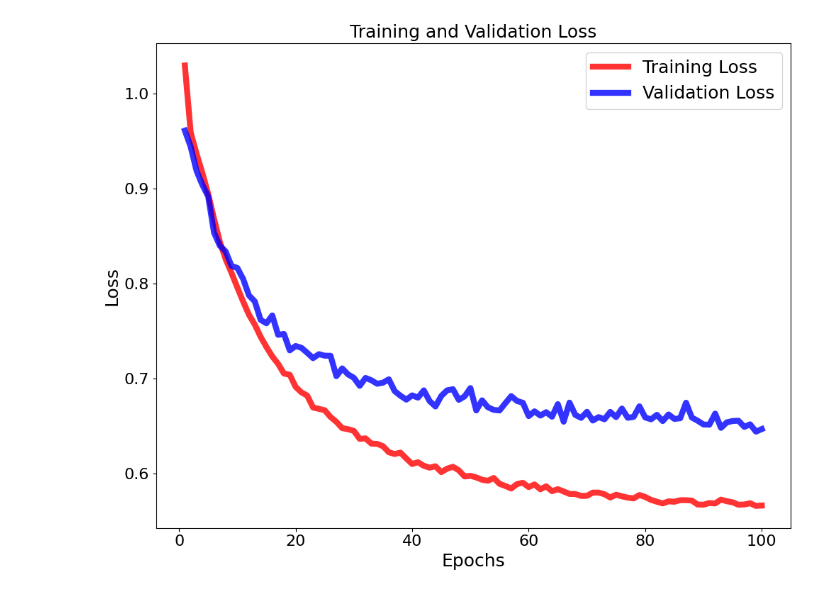
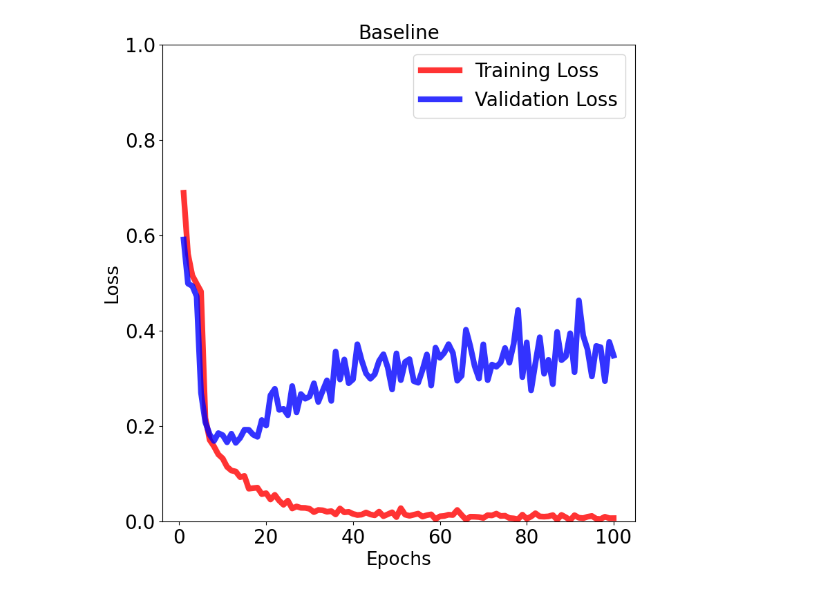
Before and after one commit to yeray142/QDraw, a Jupyter notebook: notebooks/plotting.ipynb, the cells around one changed output. Drawn from its saved outputs; the diff is of its cells as text; code cells hidden in the pictures.

```diff
--- a/notebooks/plotting.ipynb
+++ b/notebooks/plotting.ipynb
@@ -3,12 +3,12 @@ import re
 import pandas as pd
 
 # Lee el archivo de texto
-with open('results_senokosov3class.txt', 'r') as file:
+with open('classical_3classes.txt', 'r') as file:
     text = file.read()
 
 # Define el patrón regex para extraer los datos
 pattern = re.compile(
-    r"Epoch \[\d+/\d+\] Train Loss: (?P<train_loss>\d+\.\d+) Train Acc: (?P<train_acc>\d+\.\d+)% Val Loss: (?P<val_loss>\d+\.\d+) Val Acc: (?P<val_acc>\d+\.\d+)%"
+    r"Epoch \d+, Accuracy: (?P<accuracy>\d+\.\d+), Loss: (?P<loss>\d+\.\d+), Validation Accuracy: (?P<val_accuracy>\d+\.\d+), Validation Loss: (?P<val_loss>\d+\.\d+)"
 )
 
 # Encuentra todos los matches en el texto
@@ -26,31 +26,31 @@ df = pd.DataFrame(data)
 # %%
 import matplotlib.pyplot as plt
 
 # Configuración de estilo
 lw = 6
-s = 18  # Tamaño de los títulos y leyenda
+s = 20  # Tamaño de los títulos y leyenda
 a = 0.8
 ct = "red"
 ca = "blue"
-axis_fontsize = 16  # Tamaño de la fuente de los números en los ejes
 
 # Crear una figura con un solo subplot
-fig, ax1 = plt.subplots(figsize=(10, 8))
+fig, ax1 = plt.subplots(figsize=(8, 8))
 
 # Gráfico de Pérdida
-ax1.plot(df.index + 1, df['Accuracy'], label='Training Loss', linewidth=lw, color=ct, alpha=a)
-ax1.plot(df.index + 1, df['Validation Accuracy'], label='Validation Loss', linewidth=lw, color=ca, alpha=a)
-ax1.set_xlabel('Epochs', fontsize=s)
-ax1.set_ylabel('Loss', fontsize=s)
-ax1.set_title('Training and Validation Loss', fontsize=s)
+ax1.plot(df.index + 1, df['Loss'], label='Training Loss', linewidth=lw, color=ct, alpha=a)
+ax1.plot(df.index + 1, df['Validation Loss'], label='Validation Loss', linewidth=lw, color=ca, alpha=a)
+ax1.set_xlabel('Epochs', fontsize=s-1)
+ax1.set_ylabel('Loss', fontsize=s-1)
 ax1.legend(fontsize=s)
+ax1.set_ylim(bottom=0, top=1)
 
 # Hacer los números en los ejes más grandes
-ax1.tick_params(axis='both', which='major', labelsize=axis_fontsize)
+ax1.tick_params(axis='both', which='major', labelsize=s)
 
 # Ajustar el layout y guardar la imagen
 plt.tight_layout()
-plt.savefig('classical_model_3classes_frozen.png')
+plt.title('Baseline', fontsize=s)
+plt.savefig('classical_model_3classes.png')
 plt.show()
 # %% [output]
-[figure, old version]
+[figure, new version]
```
Also changed, not shown: parts of 4 cells of this notebook, 12 other files.
